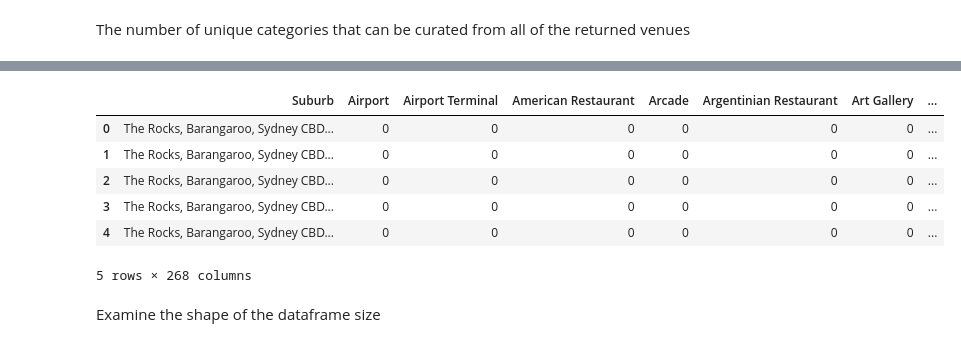
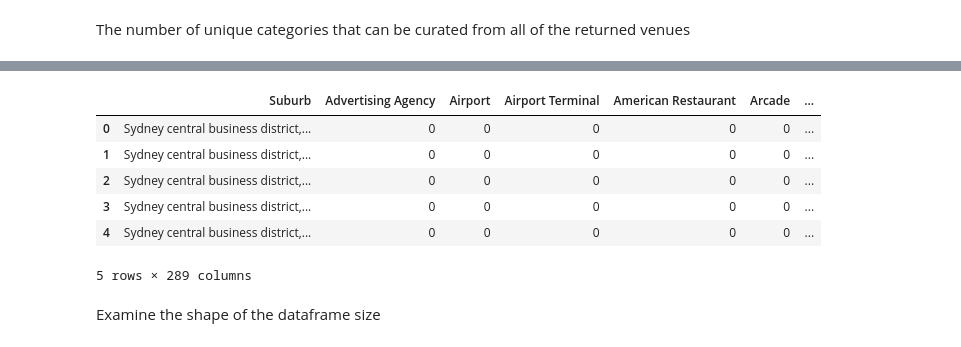
Before and after one commit to jasontran600/IBM_data_science_captstone_project, a Jupyter notebook: Melbourne_Sydney_Tasmania_migration_project/interstate_migration_project.ipynb, the cells around one changed output, grey strips where cells are left out. Drawn from its saved outputs; the diff is of its cells as text; code cells hidden in the pictures.

```diff
--- a/Melbourne_Sydney_Tasmania_migration_project/interstate_migration_project.ipynb
+++ b/Melbourne_Sydney_Tasmania_migration_project/interstate_migration_project.ipynb
@@ -237,0 +250,5 @@ brisbane_suburbs_df.head(10)
+# %%
+#brisbane_suburbs_df.loc[brisbane_suburbs_df['Area'] == 0.0]
+#brisbane_suburbs_df.loc[brisbane_suburbs_df['Density'] == 0.0]
+#brisbane_suburbs_df.loc[brisbane_suburbs_df['Location'] == 0.0]
+brisbane_suburbs_df['Density'] = brisbane_suburbs_df['Density'].replace(0, np.nan)
@@ -238,10 +265,9 @@ brisbane_suburbs_df.head(10)
 # %%
 bne_suburbs_grouped = brisbane_suburbs_df.groupby(["Postcode"]).agg({'Suburb':', '.join,\
-                                                                         'Area': lambda x: x.sum(skipna=True),\
+                                                                         'Area': lambda x: x.mean(skipna=True),\
                                                                          'Density': lambda x: x.mean(skipna=True),\
                                                                          'Location': lambda x: x.mean(skipna=True)}).reset_index()
-
-bne_suburbs_grouped.rename(columns={'Area': 'Sum Area(km2)', 'Density':'Avg Pop Density (/km2)', 'Location':'Avg distance from cbd(km)'}, inplace=True)
+bne_suburbs_grouped = bne_suburbs_grouped.assign(State='QLD')
 bne_suburbs_grouped.head(10)
 #Convert density column from float to int
 # %% [output]
@@ -394,0 +407,3 @@ CLIENT_SECRET:DMZV42OBBRZNSPQSGEUD3PE3N5EHUKRZYRTMSCLSORKPAO2W
+# %%
+suburbs_coord = pd.concat([syd_suburbs_coord, bne_suburbs_coord], axis=0)
+suburbs_coord.shape
@@ -438,9 +454,9 @@ def getNearbyVenues(names, latitudes, longitudes, radius=500, LIMIT=100):
 # %% [markdown]
 Here, I use the function to create a new dataframe that includes the venues.
 # %%
-sydney_venues = getNearbyVenues(names=syd_suburbs_coord['Suburb'],
-                                latitudes=syd_suburbs_coord['lat'],
-                                longitudes=syd_suburbs_coord['long'])
+top_venues = getNearbyVenues(names=suburbs_coord['Suburb'],
+                             latitudes=suburbs_coord['lat'],
+                             longitudes=suburbs_coord['long'])
 # %% [markdown]
 Check size of dataframe
 # %%
@@ -489,23 +483,23 @@ There are 267 uniques categories.
 # %%
 # one hot encoding
-sydney_onehot = pd.get_dummies(sydney_venues[['Venue Category']], prefix="", prefix_sep="")
+top_venues_onehot = pd.get_dummies(top_venues[['Venue Category']], prefix="", prefix_sep="")
 
 # add neighborhood column back to dataframe
-sydney_onehot['Suburb'] = sydney_venues['Suburb']
+top_venues_onehot['Suburb'] = top_venues['Suburb']
 
 # move neighborhood column to the first column
-fixed_columns = [sydney_onehot.columns[-1]] + list(sydney_onehot.columns[:-1])
-sydney_onehot = sydney_onehot[fixed_columns]
+fixed_columns = [top_venues_onehot.columns[-1]] + list(top_venues_onehot.columns[:-1])
+top_venues_onehot = top_venues_onehot[fixed_columns]
 
-sydney_onehot.head()
+top_venues_onehot.head()
 # %% [output]
-|  | Suburb | Airport | Airport Terminal | American Restaurant | Arcade | Argentinian Restaurant | Art Gallery | ... |
-| 0 | The Rocks, Barangaroo, Sydney CBD... | 0 | 0 | 0 | 0 | 0 | 0 | ... |
-| 1 | The Rocks, Barangaroo, Sydney CBD... | 0 | 0 | 0 | 0 | 0 | 0 | ... |
-| 2 | The Rocks, Barangaroo, Sydney CBD... | 0 | 0 | 0 | 0 | 0 | 0 | ... |
-| 3 | The Rocks, Barangaroo, Sydney CBD... | 0 | 0 | 0 | 0 | 0 | 0 | ... |
-| 4 | The Rocks, Barangaroo, Sydney CBD... | 0 | 0 | 0 | 0 | 0 | 0 | ... |
+|  | Suburb | Advertising Agency | Airport | Airport Terminal | American Restaurant | Arcade | ... |
+| 0 | Sydney central business district,... | 0 | 0 | 0 | 0 | 0 | ... |
+| 1 | Sydney central business district,... | 0 | 0 | 0 | 0 | 0 | ... |
+| 2 | Sydney central business district,... | 0 | 0 | 0 | 0 | 0 | ... |
+| 3 | Sydney central business district,... | 0 | 0 | 0 | 0 | 0 | ... |
+| 4 | Sydney central business district,... | 0 | 0 | 0 | 0 | 0 | ... |
-5 rows × 268 columns
+5 rows × 289 columns
 # %% [markdown]
 Examine the shape of the dataframe size
 # %%
```
Also changed, not shown: parts of 104 cells of this notebook.
